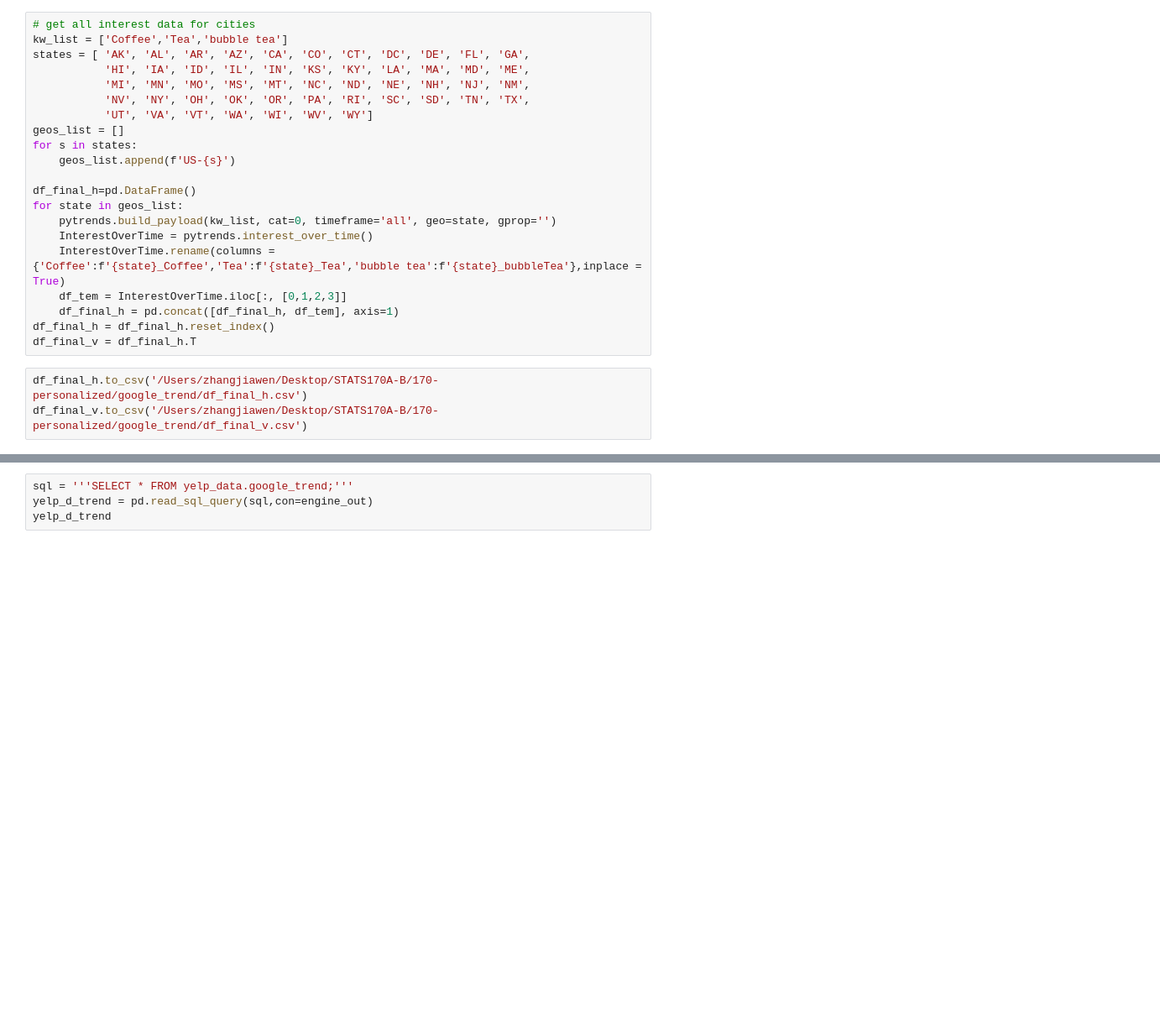
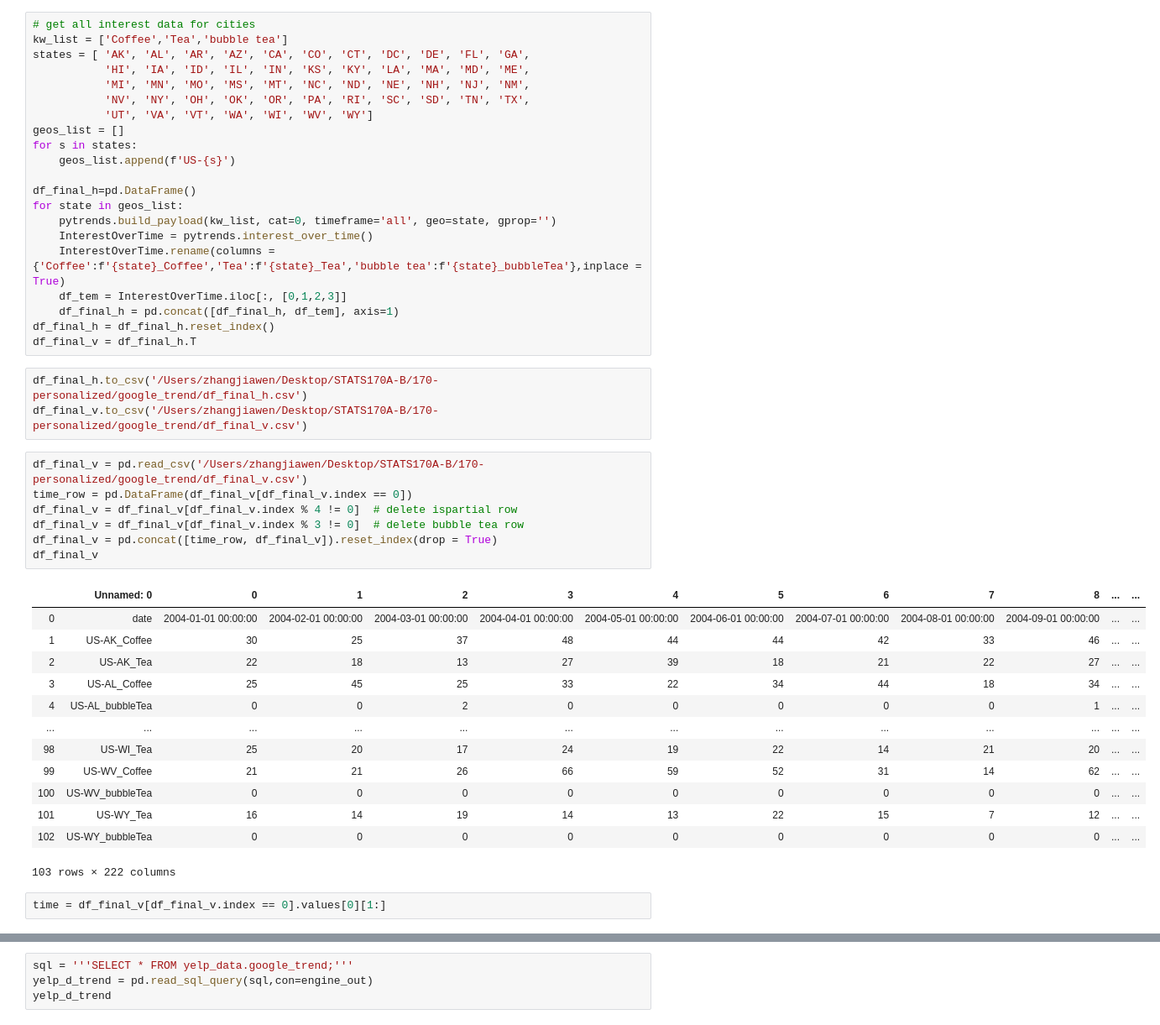
Before and after one commit to kaiwenh4/Stat170-Project, a Jupyter notebook: google_trend/Google_trend.ipynb, the cells around one changed output, grey strips where cells are left out. Shown at 84% size. Cells and saved outputs as stored; diff of their text form; blank space fills up the shorter version.

```diff
--- a/google_trend/Google_trend.ipynb
+++ b/google_trend/Google_trend.ipynb
@@ -132,3 +132,26 @@ df_final_v = df_final_h.T
 # %%
 df_final_h.to_csv('/Users/zhangjiawen/Desktop/STATS170A-B/170-personalized/google_trend/df_final_h.csv')
 df_final_v.to_csv('/Users/zhangjiawen/Desktop/STATS170A-B/170-personalized/google_trend/df_final_v.csv')
+# %%
+df_final_v = pd.read_csv('/Users/zhangjiawen/Desktop/STATS170A-B/170-personalized/google_trend/df_final_v.csv')
+time_row = pd.DataFrame(df_final_v[df_final_v.index == 0])
+df_final_v = df_final_v[df_final_v.index % 4 != 0]  # delete ispartial row
+df_final_v = df_final_v[df_final_v.index % 3 != 0]  # delete bubble tea row
+df_final_v = pd.concat([time_row, df_final_v]).reset_index(drop = True)
+df_final_v
+# %% [output]
+|  | Unnamed: 0 | 0 | 1 | 2 | 3 | 4 | 5 | 6 | 7 | 8 | ... | ... |
+| 0 | date | 2004-01-01 00:00:00 | 2004-02-01 00:00:00 | 2004-03-01 00:00:00 | 2004-04-01 00:00:00 | 2004-05-01 00:00:00 | 2004-06-01 00:00:00 | 2004-07-01 00:00:00 | 2004-08-01 00:00:00 | 2004-09-01 00:00:00 | ... | ... |
+| 1 | US-AK_Coffee | 30 | 25 | 37 | 48 | 44 | 44 | 42 | 33 | 46 | ... | ... |
+| 2 | US-AK_Tea | 22 | 18 | 13 | 27 | 39 | 18 | 21 | 22 | 27 | ... | ... |
+| 3 | US-AL_Coffee | 25 | 45 | 25 | 33 | 22 | 34 | 44 | 18 | 34 | ... | ... |
+| 4 | US-AL_bubbleTea | 0 | 0 | 2 | 0 | 0 | 0 | 0 | 0 | 1 | ... | ... |
+| ... | ... | ... | ... | ... | ... | ... | ... | ... | ... | ... | ... | ... |
+| 98 | US-WI_Tea | 25 | 20 | 17 | 24 | 19 | 22 | 14 | 21 | 20 | ... | ... |
+| 99 | US-WV_Coffee | 21 | 21 | 26 | 66 | 59 | 52 | 31 | 14 | 62 | ... | ... |
+| 100 | US-WV_bubbleTea | 0 | 0 | 0 | 0 | 0 | 0 | 0 | 0 | 0 | ... | ... |
+| 101 | US-WY_Tea | 16 | 14 | 19 | 14 | 13 | 22 | 15 | 7 | 12 | ... | ... |
+| 102 | US-WY_bubbleTea | 0 | 0 | 0 | 0 | 0 | 0 | 0 | 0 | 0 | ... | ... |
+103 rows × 222 columns
+# %%
+time = df_final_v[df_final_v.index == 0].values[0][1:]
```
Also changed, not shown: parts of 5 cells of this notebook, 1 other file.
